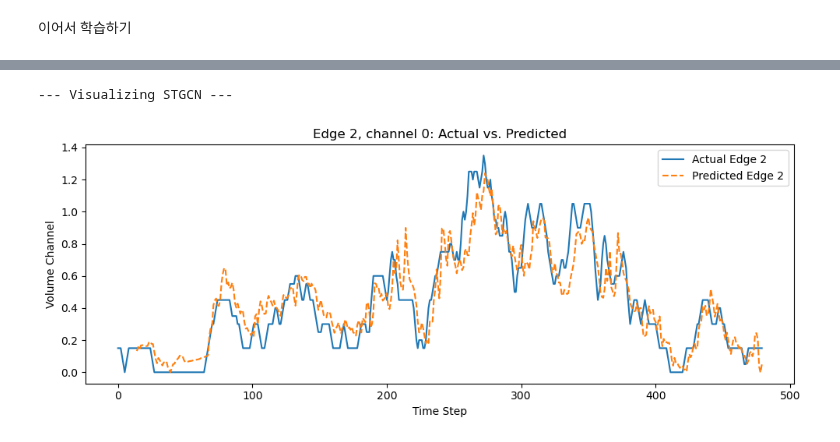
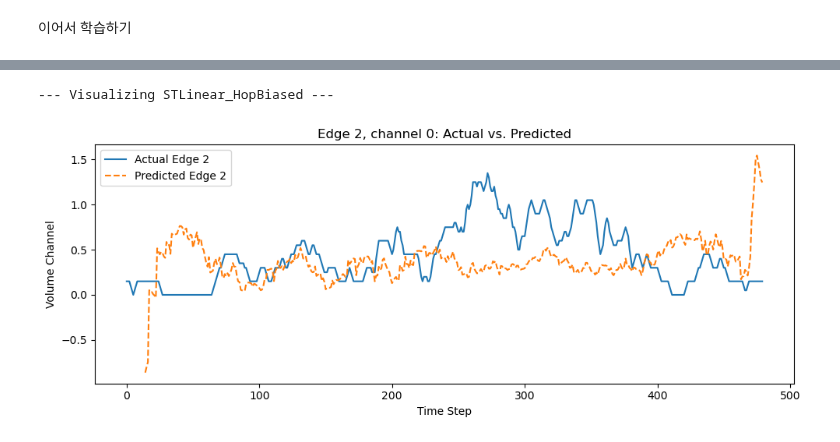
Before and after one commit to HiverXD/Traffic-Congestion-Prediction, a Jupyter notebook: src/baseline_train_refactoring.ipynb, the cells around one changed output, grey strips where cells are left out. Drawn from its saved outputs; the diff is of its cells as text; code cells hidden in the pictures.

Commit message:
(add) STLinear_HopBiased training code

```diff
--- a/src/baseline_train_refactoring.ipynb
+++ b/src/baseline_train_refactoring.ipynb
@@ -36,9 +38,8 @@ class MAPELoss(nn.Module):
         return loss.mean()
 # %%
 # 하이퍼파라미터 & 데이터셋 준비
-BATCH_SIZE = 32
-EPOCHS = 30
-LEARNING_RATE = 1e-3
+BATCH_SIZE = 64
+EPOCHS = 50
 WINDOW = 12                   # 입력 시퀀스 길이
 N_PRED = 3                    # 예측 시퀀스 길이
 DEVICE = 'cuda' if torch.cuda.is_available() else 'cpu'
@@ -83,10 +84,13 @@ os.makedirs(SAVE_DIR, exist_ok=True)
 models = {
 #    "GCNMLP":    GCNMLP,
 #    "DCRNN":     DCRNN,
-    "STGCN":     STGCN,
+#    "STGCN":     STGCN,
 #    "MLPBASED":  MLPBASED,
 #    "STGAT": STGAT,
 #    "STGCNWithAux": STGCNWithAux,
+#    "STLinear_h1": STLinear,
+#    "STLinear": STLinear
+    "STLinear_HopBiased": STLinear_HopBiased
 }
 # %%
 # Training
@@ -307,39 +250,68 @@ for name, ModelClass in models.items():
             encoder_embed_dim=32, encoder_depth=1,
             dropout=0.0
         )
         if name == "DCRNN":
             kwargs.update(K=2)
         elif name == "STGCN":
             kwargs.update(kernel_size=3, K=2)
         elif name == "GCNMLP":
             kwargs.update(mlp_hidden_dim=16, mlp_pred_dropout=0.0)
         elif name == "STGAT":
             kwargs.update(encoder_depth=2, kernel_size=3, heads=4)
         elif name == "STGCNWithAux":
             kwargs = dict(
                     num_nodes=E,
                     node_feature_dim=5,
                     pred_node_dim=3,
                     encoder_embed_dim=64,
                     aux_embed_dim=64,
                     aux_data=aux_tensor,
                     encoder_depth=3,
             )
+        elif name == "STLinear_h1":
+            kwargs = dict(num_nodes=50,
+                    kernel_size=33,
+                    num_layers=6,
+                    num_heads=1,
+                    dropout=0.14
+            )
+        elif name == "STLinear":
+            kwargs = dict(num_nodes=50,
+                    kernel_size=33,
+                    num_layers=6,
+                    num_heads=8,
+                    dropout=0.06
+            )
+        elif name == "STLinear_HopBiased":
+            kwargs = dict(num_nodes=50,
+                    kernel_size=25,
+                    input_embedding_dim=32,
+                    tod_embedding_dim=32,
+                    dow_embedding_dim=32,
+                    spatial_embedding_dim=0,
+                    adaptive_embedding_dim=0,
+                    feed_forward_dim=256,
+                    num_heads=4,       # max_hop=3 (즉 1-hop,2-hop,3-hop)
+                    num_layers=3,
+                    dropout=0.1,
+                    use_mixed_proj=True
+            )
 
         model = ModelClass(**kwargs)
+        model.to(DEVICE)
 
-    # (2) 가중치 로드 (임시. 나중에 수정해야 함.)
-    if name == "STGCNWithAux":
-        ckpt_path = os.path.join(SAVE_DIR, f"STGCNWithAux_epoch033_val0.7441.pth")
-    else:
-        ckpt_path = os.path.join(SAVE_DIR, f"{name}.pth")
-    model.load_state_dict(torch.load(ckpt_path, map_location=DEVICE, weights_only=True))
-    model = model.to(DEVICE)
+    # # (2) 가중치 로드 (임시. 나중에 수정해야 함.)
+    # if name == "STGCNWithAux":
+    #     ckpt_path = os.path.join(SAVE_DIR, f"STGCNWithAux_epoch033_val0.7441.pth")
+    # else:
+    #     ckpt_path = os.path.join(SAVE_DIR, f"{name}.pth")
+    # model.load_state_dict(torch.load(ckpt_path, map_location=DEVICE, weights_only=True))
+    # model = model.to(DEVICE)
 
     print(f"\n--- Visualizing {name} ---")
     EDGE_IDS = [2]
     expanded_data = add_tod_dow(data, week_steps=week_steps, C_origin=C_origin)
     visualize_predictions(model, expanded_data, EDGE_IDS, DEVICE, EDGE_INDEX, EDGE_ATTR, interval=(480*5,480*6), channel=0)
 # %% [output]
---- Visualizing STGCN ---
+--- Visualizing STLinear_HopBiased ---
-[figure, old version]
+[figure, new version]
```
Also changed, not shown: parts of 7 cells of this notebook.
